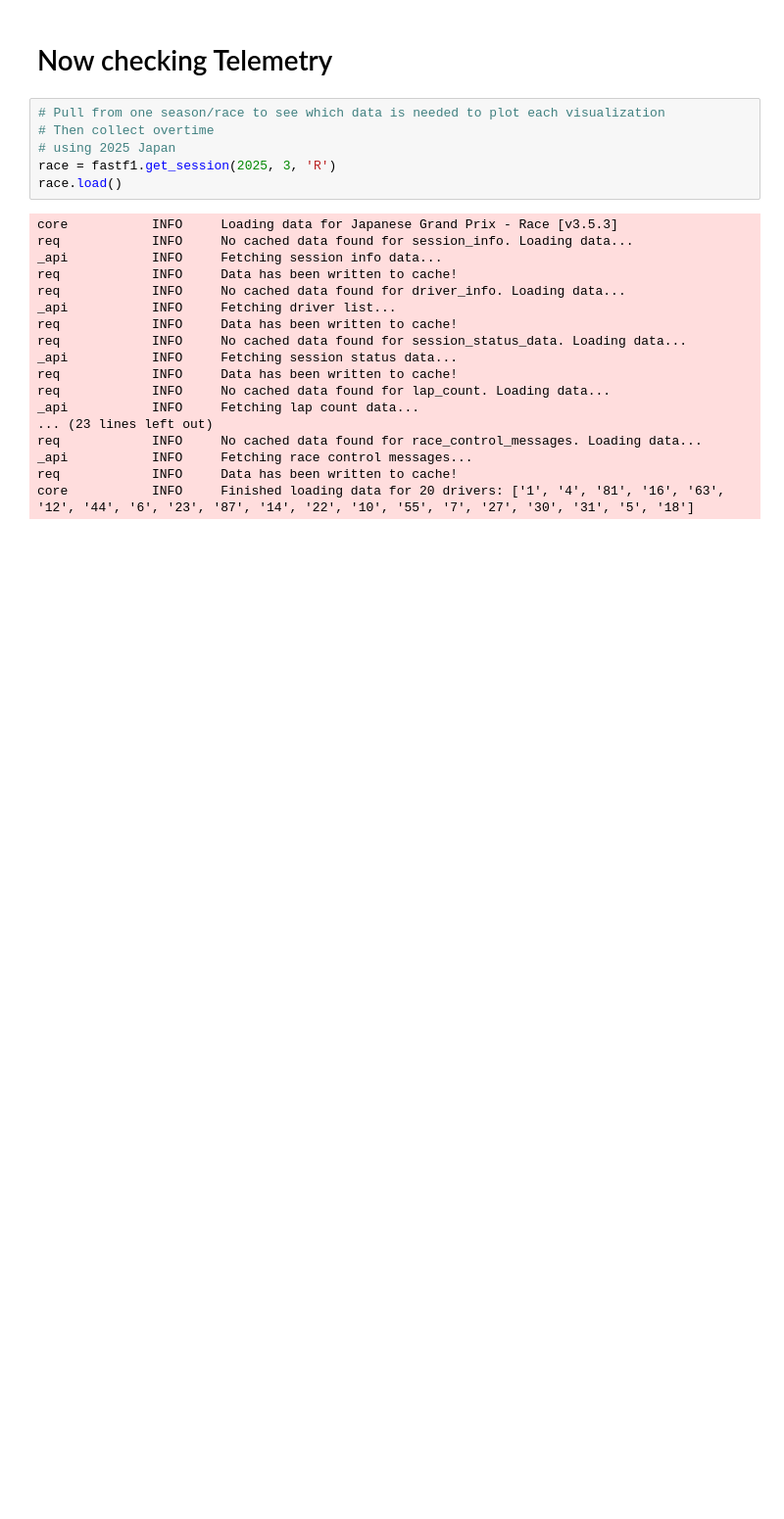
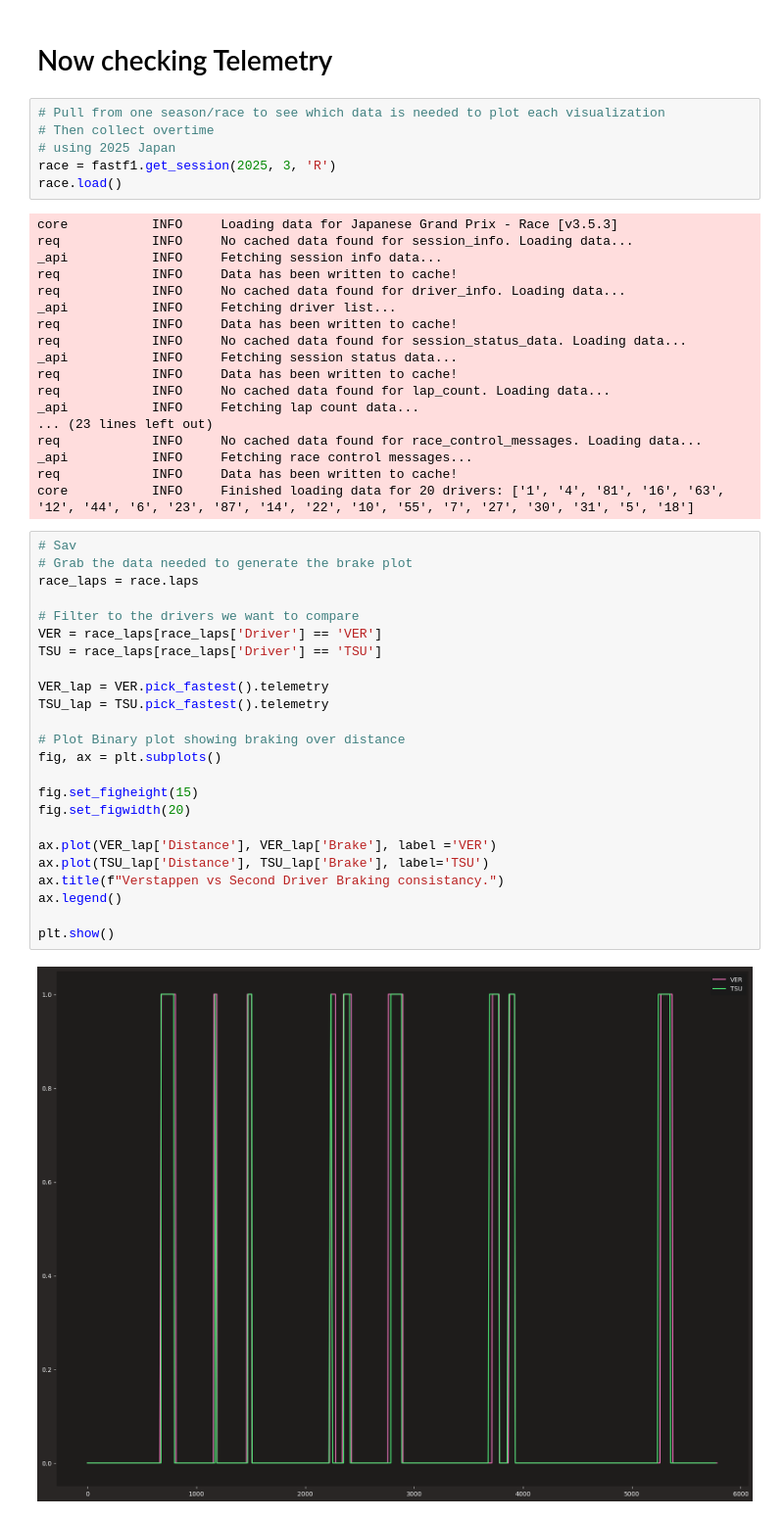
Before and after one commit to OhOmah/F1Revisited, a Jupyter notebook: MaxVSecondSeat.ipynb, the cells around one changed output. Shown at 98% size. Cells and saved outputs as stored; diff of their text form; blank space fills up the shorter version.

Commit message:
Generate Braking Time Series plot

```diff
--- a/MaxVSecondSeat.ipynb
+++ b/MaxVSecondSeat.ipynb
@@ -524,3 +502,29 @@ req            INFO     No cached data found for race_control_messages. Loading
 _api           INFO     Fetching race control messages...
 req            INFO     Data has been written to cache!
 core           INFO     Finished loading data for 20 drivers: ['1', '4', '81', '16', '63', '12', '44', '6', '23', '87', '14', '22', '10', '55', '7', '27', '30', '31', '5', '18']
+# %%
+# Sav
+# Grab the data needed to generate the brake plot
+race_laps = race.laps
+
+# Filter to the drivers we want to compare
+VER = race_laps[race_laps['Driver'] == 'VER']
+TSU = race_laps[race_laps['Driver'] == 'TSU']
+
+VER_lap = VER.pick_fastest().telemetry
+TSU_lap = TSU.pick_fastest().telemetry
+
+# Plot Binary plot showing braking over distance
+fig, ax = plt.subplots()
+
+fig.set_figheight(15)
+fig.set_figwidth(20)
+
+ax.plot(VER_lap['Distance'], VER_lap['Brake'], label ='VER')
+ax.plot(TSU_lap['Distance'], TSU_lap['Brake'], label='TSU')
+ax.title(f"Verstappen vs Second Driver Braking consistancy.")
+ax.legend()
+
+plt.show()
+# %% [output]
+[figure, added]
```
Also changed, not shown: parts of 8 cells of this notebook.
